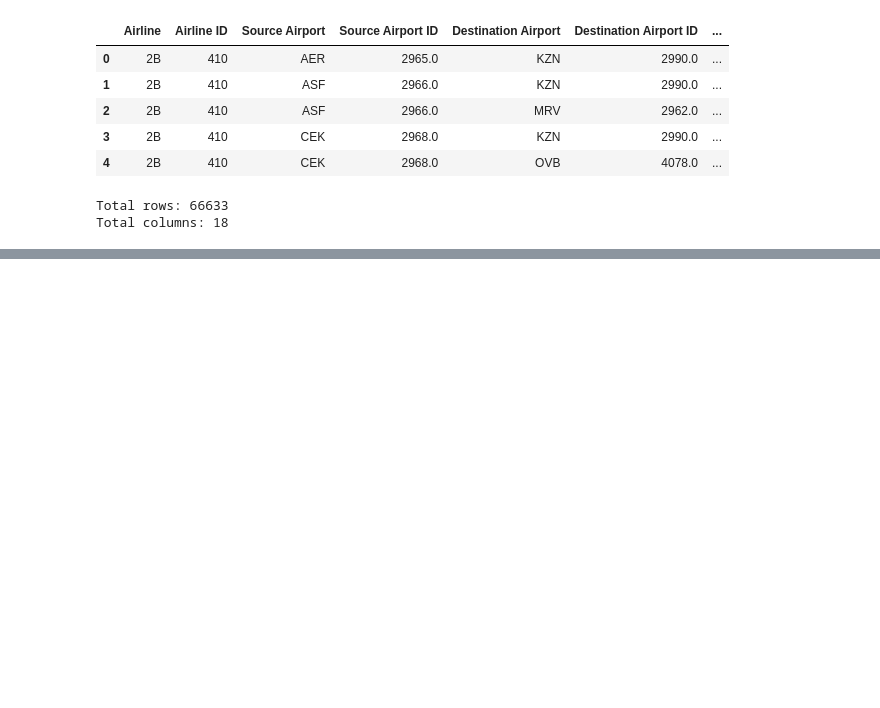
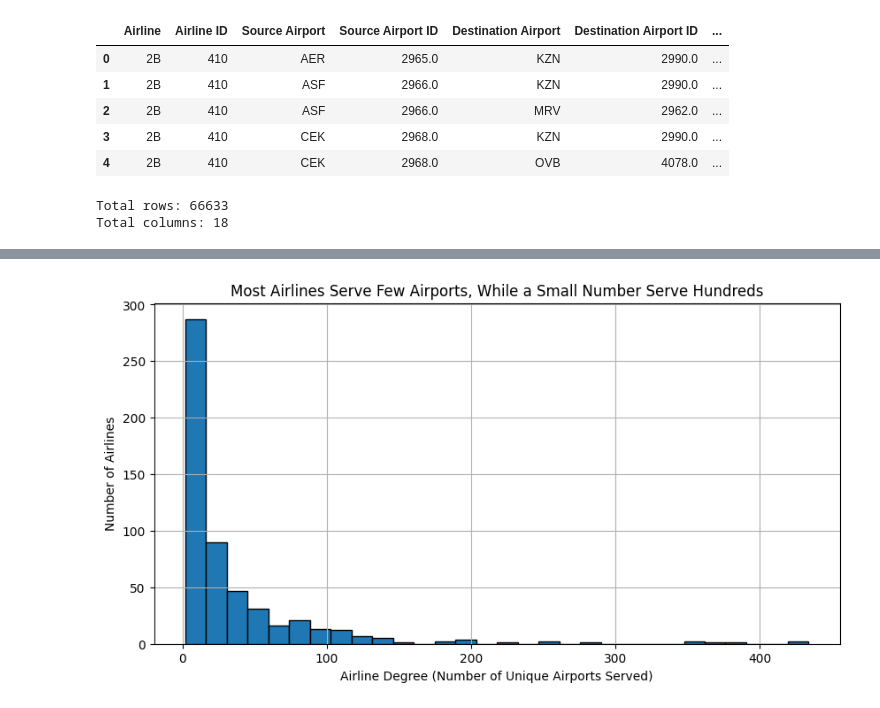
Before and after one commit to uzmabb182/Data_620_Web_Analytics, a Jupyter notebook: Week 6/Week_6_Project_2.ipynb, the cells around one changed output, grey strips where cells are left out. Drawn from its saved outputs; the diff is of its cells as text; code cells hidden in the pictures; blank space fills up the shorter version.

```diff
--- a/Week 6/Week_6_Project_2.ipynb
+++ b/Week 6/Week_6_Project_2.ipynb
@@ -4558,0 +2139,16 @@ Centrality analysis further reveals that Island 1 has different leading airlines
+# %%
+# Now I will display the top 10 most connected nodes in the airline–airport bipartite network.
+
+degree_dict = dict(B.degree())
+
+degree_df = pd.DataFrame(degree_dict.items(), columns=['Node ID', 'Degree'])
+
+# It sorts the degrees of all nodes, including both airlines and airports.
+
+degree_df.sort_values(by='Degree', ascending=False).head(10)
+
+# Separate airline degree from airport degree
+
+airline_degree_df = degree_df[degree_df['Node ID'].str.startswith('airline_')].sort_values('Degree', ascending=False)
+
+airline_degree_df.head(10)
@@ -4558,0 +2196,8 @@ Centrality analysis further reveals that Island 1 has different leading airlines
+# %%
+airline_degree_df['Degree'].hist(bins=30, figsize=(10, 5), edgecolor='black');
+plt.title('Most Airlines Serve Few Airports, While a Small Number Serve Hundreds');
+plt.xlabel('Airline Degree (Number of Unique Airports Served)');
+plt.ylabel('Number of Airlines');
+plt.show()
+# %% [output]
+[figure, added]
```
Also changed, not shown: parts of 133 cells of this notebook.
